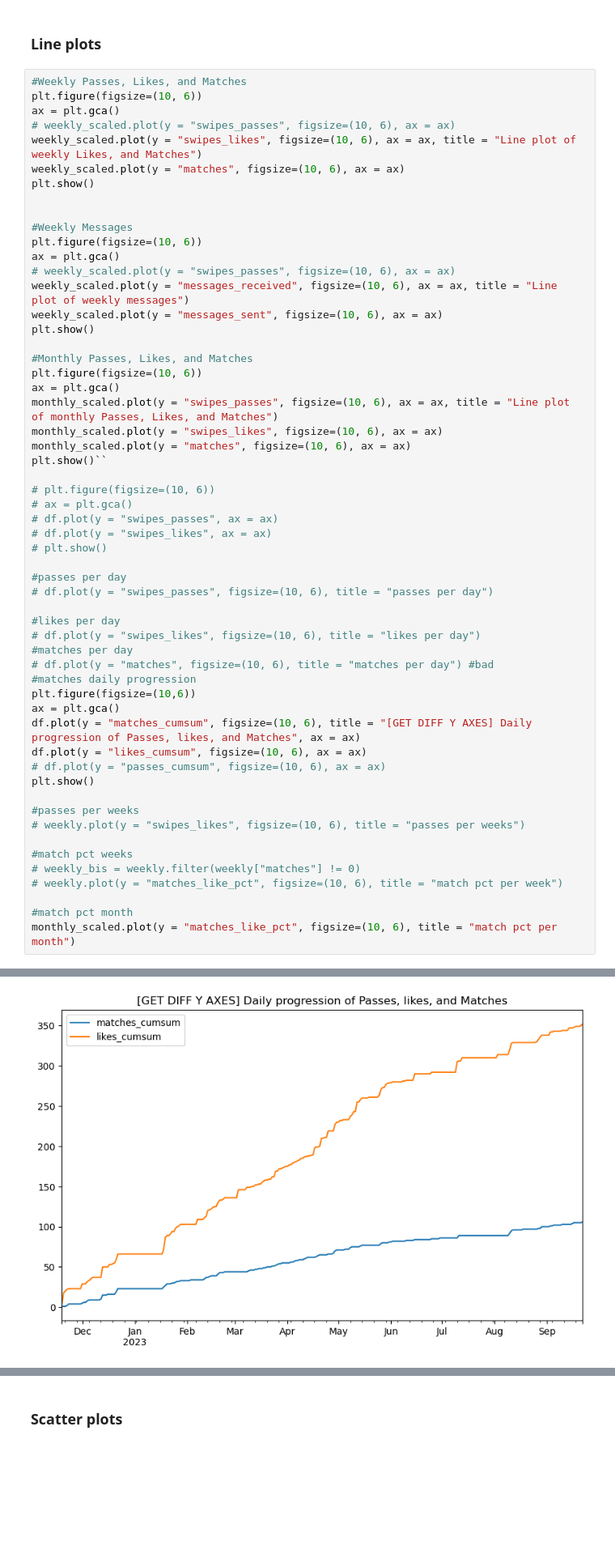
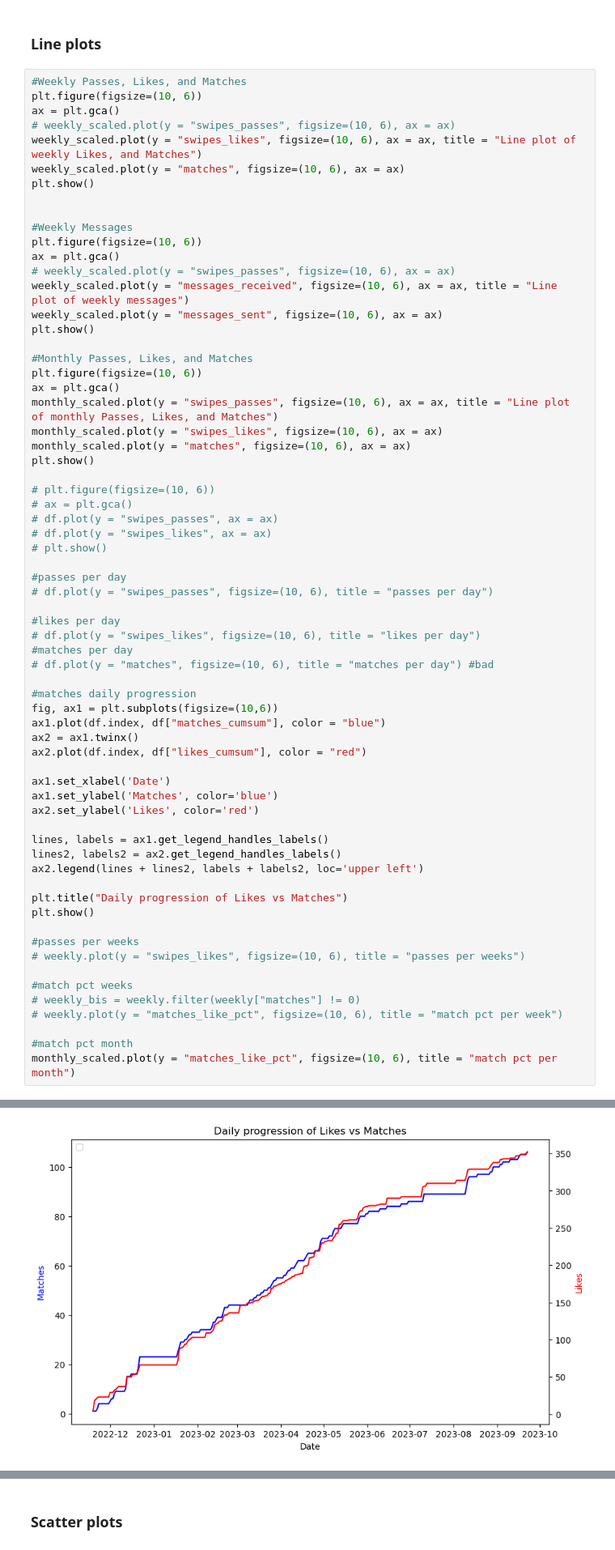
Before and after one commit to saminourji/TinderAnalysis, a Jupyter notebook: main.ipynb, the cells around one changed output, grey strips where cells are left out. Shown at 81% size. Cells and saved outputs as stored; diff of their text form; blank space fills up the shorter version.

Commit message:
Updated and added bar plots + line plots dual Y

```diff
--- a/main.ipynb
+++ b/main.ipynb
@@ -193,7 +193,7 @@ ax = plt.gca()
 monthly_scaled.plot(y = "swipes_passes", figsize=(10, 6), ax = ax, title = "Line plot of monthly Passes, Likes, and Matches")
 monthly_scaled.plot(y = "swipes_likes", figsize=(10, 6), ax = ax)
 monthly_scaled.plot(y = "matches", figsize=(10, 6), ax = ax)
-plt.show()``
+plt.show()
 
 # plt.figure(figsize=(10, 6))
 # ax = plt.gca()
@@ -208,12 +208,22 @@ plt.show()``
 # df.plot(y = "swipes_likes", figsize=(10, 6), title = "likes per day")
 #matches per day
 # df.plot(y = "matches", figsize=(10, 6), title = "matches per day") #bad
+
 #matches daily progression
-plt.figure(figsize=(10,6))
-ax = plt.gca()
-df.plot(y = "matches_cumsum", figsize=(10, 6), title = "[GET DIFF Y AXES] Daily progression of Passes, likes, and Matches", ax = ax)
-df.plot(y = "likes_cumsum", figsize=(10, 6), ax = ax)
-# df.plot(y = "passes_cumsum", figsize=(10, 6), ax = ax)
+fig, ax1 = plt.subplots(figsize=(10,6))
+ax1.plot(df.index, df["matches_cumsum"], color = "blue")
+ax2 = ax1.twinx()
+ax2.plot(df.index, df["likes_cumsum"], color = "red")
+
+ax1.set_xlabel('Date')
+ax1.set_ylabel('Matches', color='blue')
+ax2.set_ylabel('Likes', color='red')
+
+lines, labels = ax1.get_legend_handles_labels()
+lines2, labels2 = ax2.get_legend_handles_labels()
+ax2.legend(lines + lines2, labels + labels2, loc='upper left')
+
+plt.title("Daily progression of Likes vs Matches")
 plt.show()
 
 #passes per weeks
@@ -231,5 +241,5 @@ monthly_scaled.plot(y = "matches_like_pct", figsize=(10, 6), title = "match pct
 [figure]
-[figure, old version]
+[figure, new version]
 <Axes: title={'center': 'match pct per month'}>
 [figure]
 # %% [markdown]
```
Also changed, not shown: parts of 4 cells of this notebook.
